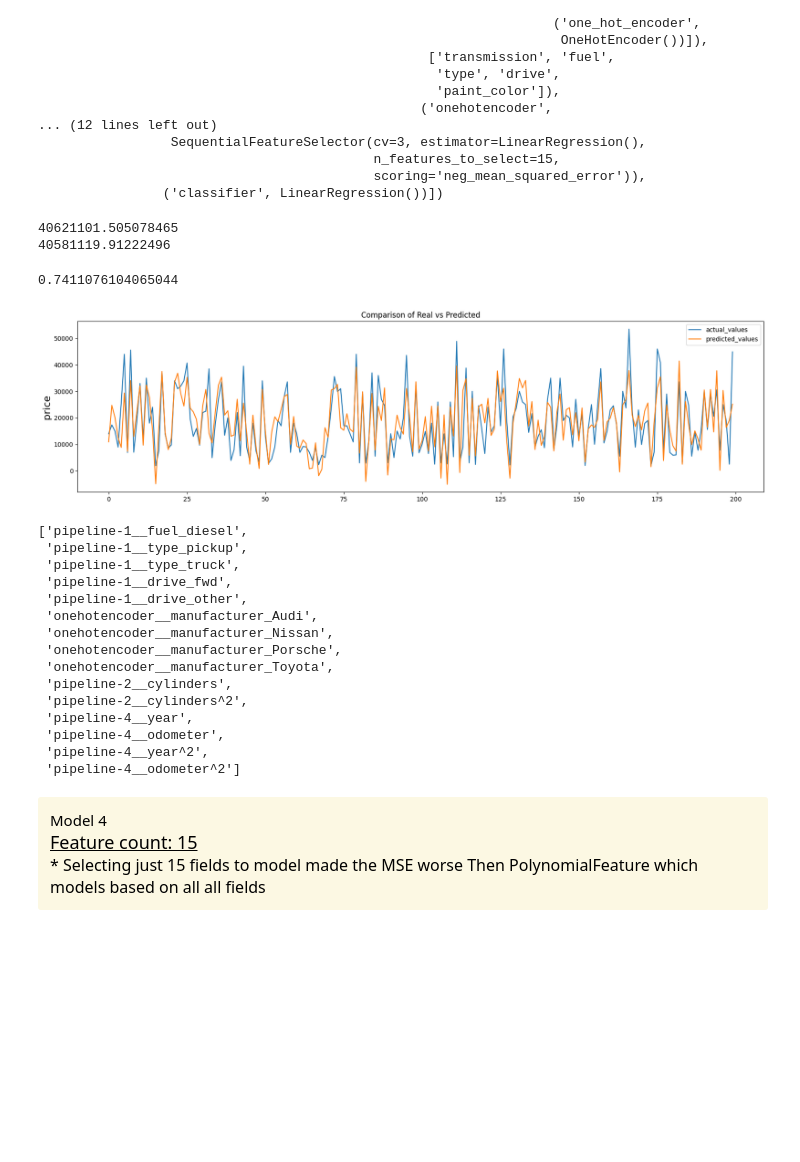
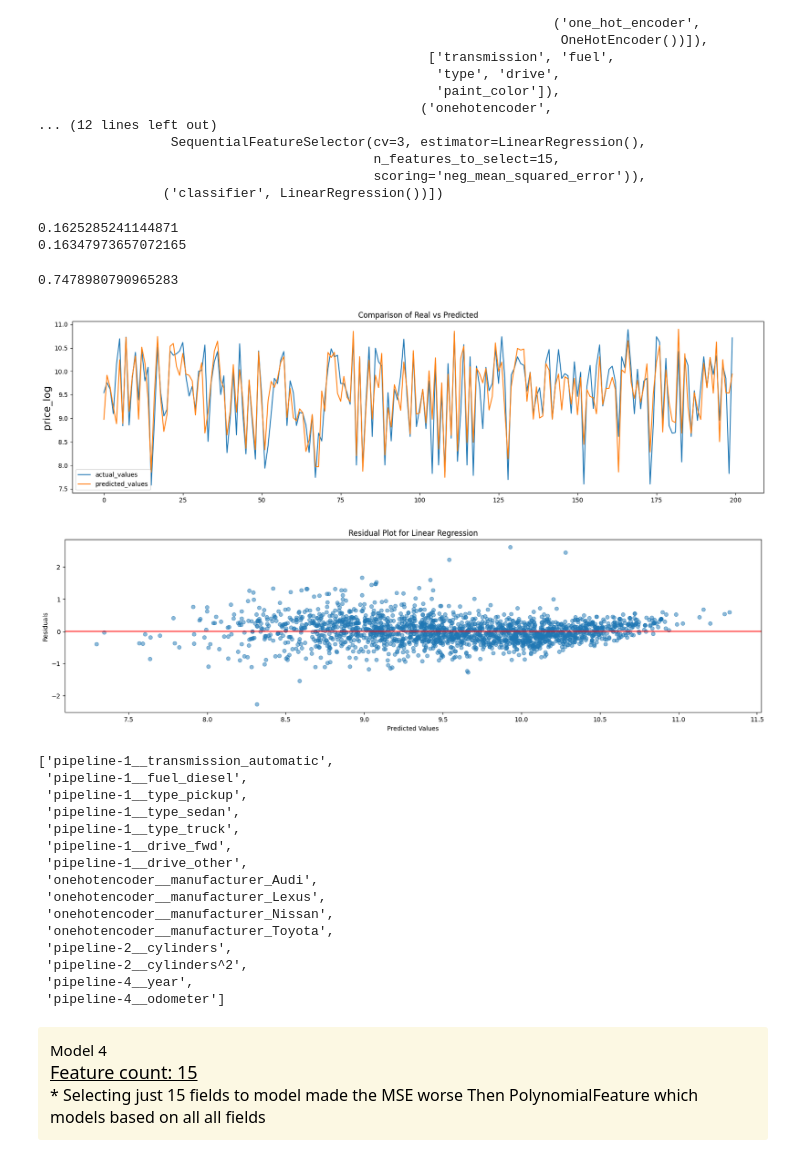
Before and after one commit to chintan17282/practical-application-module-11-, a Jupyter notebook: 06_model_4_5_6.ipynb, the cells around one changed output. Cells and saved outputs as stored; diff of their text form; code cells hidden in the pictures; blank space fills up the shorter version.

Commit message:
Applied Log on Price and re-ran all Models.

```diff
--- a/06_model_4_5_6.ipynb
+++ b/06_model_4_5_6.ipynb
@@ -30,7 +30,8 @@ df.drop(columns=['title_status','size','region'], inplace=True)
 # %% [markdown]
 # Train - Test Split
 # %%
-X_train, X_test, y_train, y_test = train_test_split(df.drop(['price'], axis=1), df['price'], test_size = 0.3, random_state = 42)
+df["price_log"] = np.log(df['price'])
+X_train, X_test, y_train, y_test = train_test_split(df.drop(['price', 'price_log'], axis=1), df['price_log'], test_size = 0.3, random_state = 42)
 
 # Answer check
 print(X_train.shape)
@@ -168,16 +169,18 @@ test_mses=(mean_squared_error(y_test, y_test_predict))
 print(train_mses)
 print(test_mses)
 # %% [output]
-40621101.505078465
-40581119.91222496
+0.1625285241144871
+0.16347973657072165
 # %%
 r2_score(y_test, y_test_predict)
 # %% [output]
-0.7411076104065044
+0.7478980790965283
 # %%
 lineplot(y_test, y_test_predict, 200, "SequentialFeatureSearch_15Fields")
+residue_plot(y_test, y_test_predict, 200, "SequentialFeatureSearch_15Fields")
 # %% [output]
-[figure, old version]
+[figure, new version]
+[figure, added]
 # %%
 all_feature_names = pipeline.named_steps['transformer'].get_feature_names_out()
 # %%
@@ -186,21 +189,21 @@ selected_feature_names = [name for name, selected in zip(all_feature_names, sele
 
 selected_feature_names
 # %% [output]
-['pipeline-1__fuel_diesel',
+['pipeline-1__transmission_automatic',
+ 'pipeline-1__fuel_diesel',
  'pipeline-1__type_pickup',
+ 'pipeline-1__type_sedan',
  'pipeline-1__type_truck',
  'pipeline-1__drive_fwd',
  'pipeline-1__drive_other',
  'onehotencoder__manufacturer_Audi',
+ 'onehotencoder__manufacturer_Lexus',
  'onehotencoder__manufacturer_Nissan',
- 'onehotencoder__manufacturer_Porsche',
  'onehotencoder__manufacturer_Toyota',
  'pipeline-2__cylinders',
  'pipeline-2__cylinders^2',
  'pipeline-4__year',
- 'pipeline-4__odometer',
- 'pipeline-4__year^2',
- 'pipeline-4__odometer^2']
+ 'pipeline-4__odometer']
 # %% [markdown]
 <div class="alert alert-block alert-warning">
     <font size=5, color='black'>
```
Also changed, not shown: parts of 9 cells of this notebook, 30 other files.
